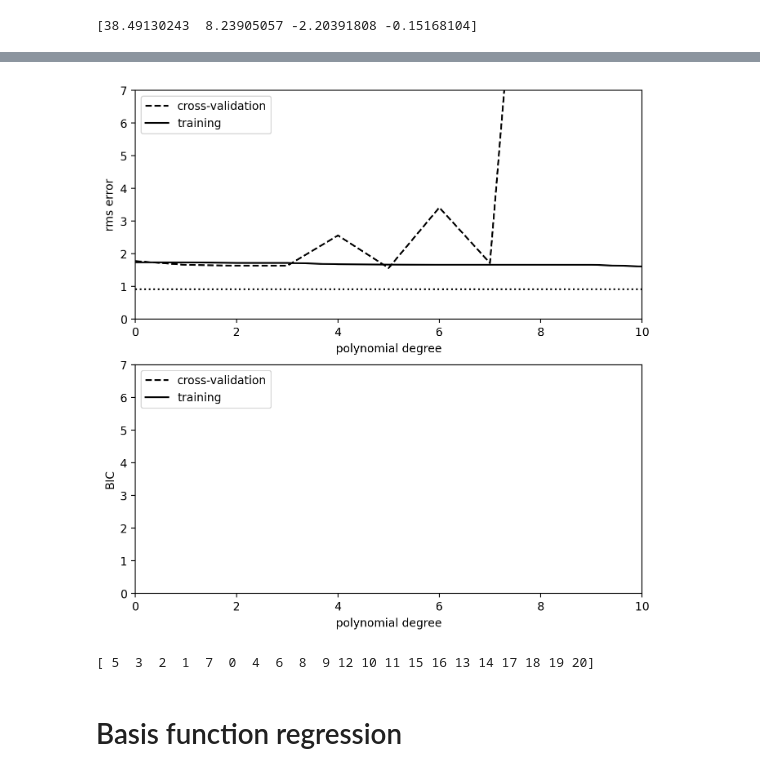
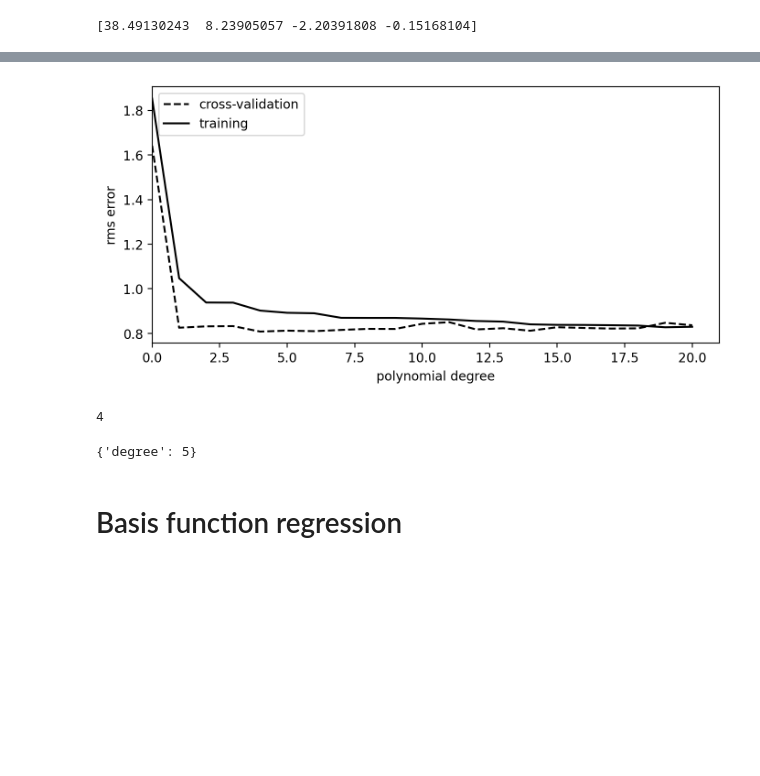
Before and after one commit to EdoSanto/astrostatistics_bicocca_2024, a Jupyter notebook: working/Supernova distances and redshifts (part 1).ipynb, the cells around one changed output, grey strips where cells are left out. Saved outputs shown, nothing was run; the diff lists cells and outputs as text; code cells hidden in the pictures; blank space fills up the shorter version.

```diff
--- a/working/Supernova distances and redshifts (part 1).ipynb
+++ b/working/Supernova distances and redshifts (part 1).ipynb
@@ -147,67 +119,50 @@ plt.show()
 # %%
-z_shuffle = z_sample.copy()
-mu_shuffle = mu_sample.copy()
-np.random.shuffle(z_shuffle)
-np.random.shuffle(mu_shuffle)
-idx = np.arange(100)
-np.random.shuffle(idx)
+from sklearn.model_selection import train_test_split
 
-# Training points
-z_train = z_shuffle[idx[:70]]
-mu_train = mu_shuffle[idx[:70]]
-
-# Select the cross-validation points
-z_cv = z_shuffle[idx[70:85]]
-mu_cv = mu_shuffle[idx[70:85]]
-
-# Third figure: plot errors as a function of polynomial degree d
-d = np.arange(0, 21)
-training_err = np.zeros(d.shape)
-crossval_err = np.zeros(d.shape)
+z_train, z_cv, mu_train, mu_cv = train_test_split(z_sample, mu_sample, test_size=0.3, random_state=42)
 # %%
+degree = np.arange(0, 21)
+
+training_err = np.zeros(degree.shape)
+crossval_err = np.zeros(degree.shape)
+
 fig = plt.figure(figsize=(8, 8))
-for i in range(len(d)):
+for d in degree:
 
-    model = PolynomialRegression(i)
+    model = PolynomialRegression(d)
     model.fit(z_train.reshape(-1,1),  mu_train)
 
     y_train = model.predict(z_train.reshape(-1,1))
     y_cv = model.predict(z_cv.reshape(-1,1))
 
-    training_err[i] = np.sqrt(np.sum((y_train - mu_train) ** 2)  / len(mu_train))
-    crossval_err[i] = np.sqrt(np.sum((y_cv - mu_cv) ** 2) / len(mu_cv))
-
-BIC_train = np.sqrt(len(mu_train)) * training_err / dmu[0] + d * np.log(len(mu_train))
-BIC_crossval = np.sqrt(len(mu_train)) * crossval_err / dmu[0] + d * np.log(len(mu_train))
+    training_err[d] = np.sqrt(np.sum((mu_train - y_train) ** 2)  / len(mu_train))
+    crossval_err[d] = np.sqrt(np.sum((mu_cv - y_cv) ** 2) / len(mu_cv))
 
 ax = fig.add_subplot(211)
-ax.plot(d, crossval_err, '--k', label='cross-validation')
-ax.plot(d, training_err, '-k', label='training')
-ax.plot(d, dmu[0] * np.ones(d.shape), ':k')
+ax.plot(degree, crossval_err, '--k', label='cross-validation')
+ax.plot(degree, training_err, '-k', label='training')
 
-ax.set_xlim(0, 10)
-ax.set_ylim(0, 7)
+ax.set_xlim(0, 21)
 ax.set_xlabel('polynomial degree')
 ax.set_ylabel('rms error')
 ax.legend(loc=2)
 
-ax = fig.add_subplot(212)
-ax.plot(d, BIC_crossval, '--k', label='cross-validation')
-ax.plot(d, BIC_train, '-k', label='training')
-
-ax.set_xlim(0, 10)
-ax.set_ylim(0, 7)
-
-ax.legend(loc=2)
-ax.set_xlabel('polynomial degree')
-ax.set_ylabel('BIC')
-
 plt.show()
 
-print(np.argsort(crossval_err))
+print(np.argmin(crossval_err))
 # %% [output]
-[figure, old version]
+[figure, new version]
-[ 5  3  2  1  7  0  4  6  8  9 12 10 11 15 16 13 14 17 18 19 20]
+4
+# %%
+degree = np.arange(0, 21)
+K=10
+
+grid = GridSearchCV(PolynomialRegression(), {'degree': degree}, scoring = 'neg_root_mean_squared_error', cv= K) # Try each bandwidth with K-folds
+grid.fit(z_sample[:,np.newaxis], mu_sample)
+d_opt = grid.best_params_
+print(d_opt)
+# %% [output]
+{'degree': 5}
 # %% [markdown]
 # Basis function regression
 # %%
```
Also changed, not shown: parts of 22 cells of this notebook, 1 other file.
